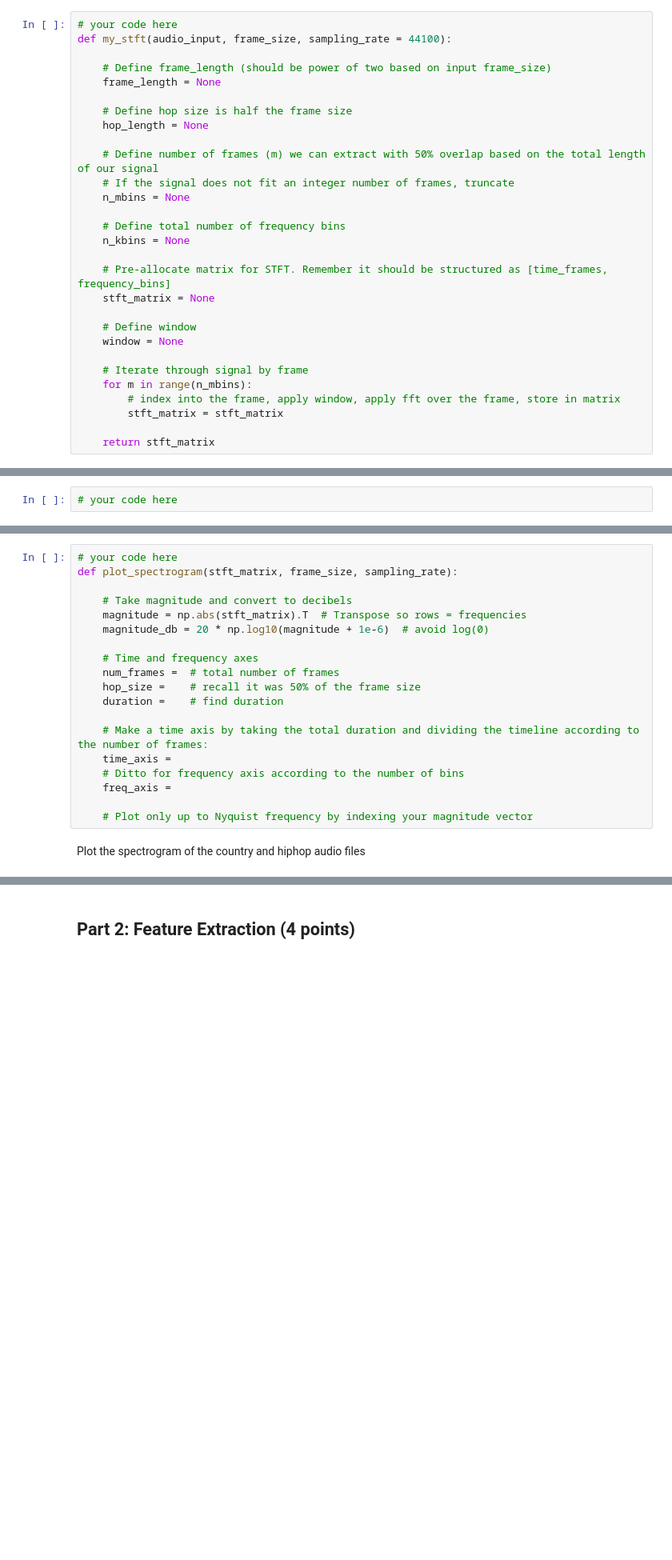
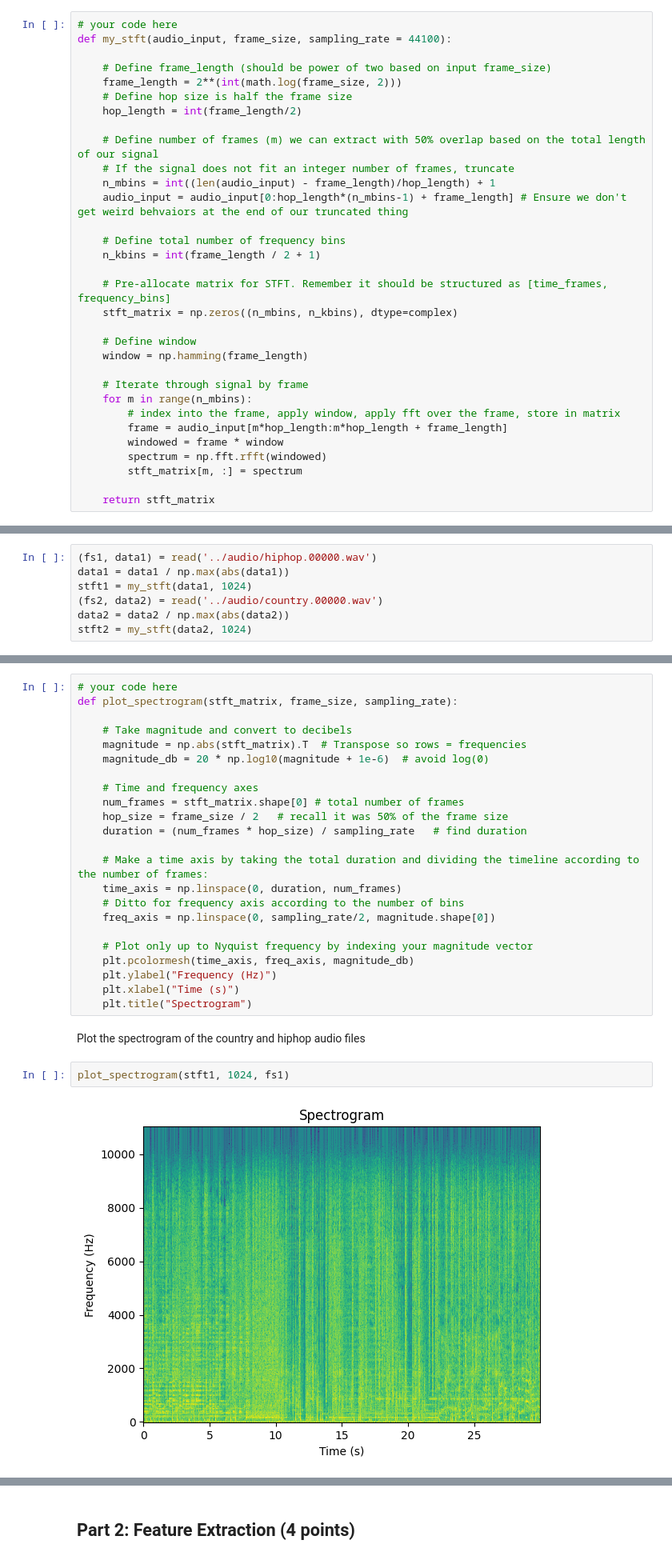
Before and after one commit to thedarknessuser/AudioTechII, a Jupyter notebook: HW/HW3.ipynb, the cells around one changed output, grey strips where cells are left out. Shown at 80% size. Saved outputs shown, nothing was run; the diff lists cells and outputs as text; blank space fills up the shorter version.

```diff
--- a/HW/HW3.ipynb
+++ b/HW/HW3.ipynb
@@ -29,27 +38,30 @@ Write your own STFT function that will output a 2D matrix with shape (num_frames
 def my_stft(audio_input, frame_size, sampling_rate = 44100):
 
     # Define frame_length (should be power of two based on input frame_size)
-    frame_length = None
-
+    frame_length = 2**(int(math.log(frame_size, 2)))
     # Define hop size is half the frame size
-    hop_length = None
+    hop_length = int(frame_length/2)
 
     # Define number of frames (m) we can extract with 50% overlap based on the total length of our signal
     # If the signal does not fit an integer number of frames, truncate
-    n_mbins = None
+    n_mbins = int((len(audio_input) - frame_length)/hop_length) + 1
+    audio_input = audio_input[0:hop_length*(n_mbins-1) + frame_length] # Ensure we don't get weird behvaiors at the end of our truncated thing
 
     # Define total number of frequency bins
-    n_kbins = None
+    n_kbins = int(frame_length / 2 + 1)
 
     # Pre-allocate matrix for STFT. Remember it should be structured as [time_frames, frequency_bins]
-    stft_matrix = None
+    stft_matrix = np.zeros((n_mbins, n_kbins), dtype=complex)
 
     # Define window
-    window = None
+    window = np.hamming(frame_length)
 
     # Iterate through signal by frame
     for m in range(n_mbins):
         # index into the frame, apply window, apply fft over the frame, store in matrix
-        stft_matrix = stft_matrix
+        frame = audio_input[m*hop_length:m*hop_length + frame_length]
+        windowed = frame * window
+        spectrum = np.fft.rfft(windowed)
+        stft_matrix[m, :] = spectrum
 
     return stft_matrix
@@ -58,7 +88,12 @@ def my_stft(audio_input, frame_size, sampling_rate = 44100):
 
 Apply your STFT function to the audio files listed above (country and hiphop)
 # %%
-# your code here
+(fs1, data1) = read('../audio/hiphop.00000.wav')
+data1 = data1 / np.max(abs(data1))
+stft1 = my_stft(data1, 1024)
+(fs2, data2) = read('../audio/country.00000.wav')
+data2 = data2 / np.max(abs(data2))
+stft2 = my_stft(data2, 1024)
 # %% [markdown]
 #### Write your own spectrogram function (3 points)
 
@@ -76,15 +111,23 @@ def plot_spectrogram(stft_matrix, frame_size, sampling_rate):
     magnitude_db = 20 * np.log10(magnitude + 1e-6)  # avoid log(0)
 
     # Time and frequency axes
-    num_frames =  # total number of frames
-    hop_size =    # recall it was 50% of the frame size
-    duration =    # find duration
+    num_frames = stft_matrix.shape[0] # total number of frames
+    hop_size = frame_size / 2   # recall it was 50% of the frame size
+    duration = (num_frames * hop_size) / sampling_rate   # find duration
 
     # Make a time axis by taking the total duration and dividing the timeline according to the number of frames:
-    time_axis =
+    time_axis = np.linspace(0, duration, num_frames)
     # Ditto for frequency axis according to the number of bins
-    freq_axis =
+    freq_axis = np.linspace(0, sampling_rate/2, magnitude.shape[0])
 
     # Plot only up to Nyquist frequency by indexing your magnitude vector
+    plt.pcolormesh(time_axis, freq_axis, magnitude_db)
+    plt.ylabel("Frequency (Hz)")
+    plt.xlabel("Time (s)")
+    plt.title("Spectrogram")
 # %% [markdown]
 Plot the spectrogram of the country and hiphop audio files
+# %%
+plot_spectrogram(stft1, 1024, fs1)
+# %% [output]
+[figure, added]
```
Also changed, not shown: parts of 22 cells of this notebook, 1 other file.
